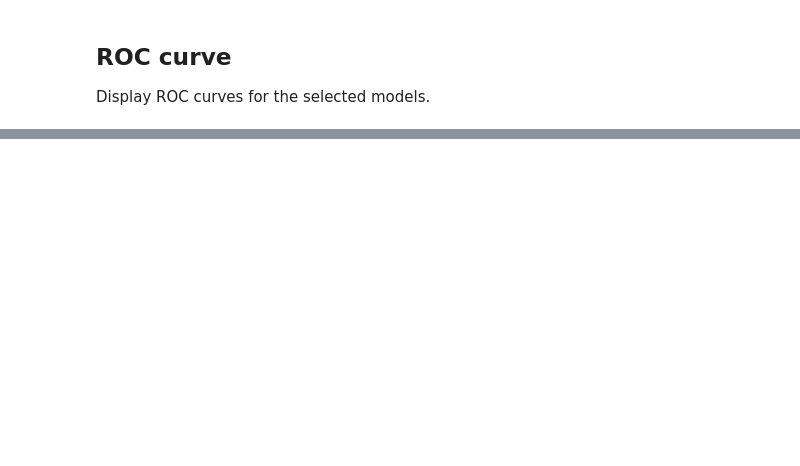
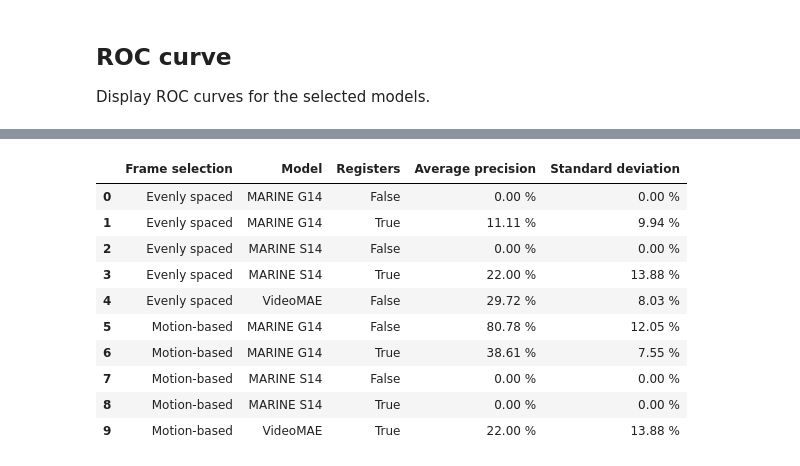
Before and after one commit to ZsofiaK/masterthesis, a Jupyter notebook: Implementation/Pipeline/Results.ipynb, the cells around one changed output, grey strips where cells are left out. Cells and saved outputs as stored; diff of their text form; code cells hidden in the pictures; blank space fills up the shorter version.

```diff
--- a/Implementation/Pipeline/Results.ipynb
+++ b/Implementation/Pipeline/Results.ipynb
@@ -211,0 +487,15 @@ for dataset in roc_datasets:
+# %%
+# Show the AD results table.
+results_df
+# %% [output]
+|  | Frame selection | Model | Registers | Average precision | Standard deviation |
+| 0 | Evenly spaced | MARINE G14 | False | 0.00 % | 0.00 % |
+| 1 | Evenly spaced | MARINE G14 | True | 11.11 % | 9.94 % |
+| 2 | Evenly spaced | MARINE S14 | False | 0.00 % | 0.00 % |
+| 3 | Evenly spaced | MARINE S14 | True | 22.00 % | 13.88 % |
+| 4 | Evenly spaced | VideoMAE | False | 29.72 % | 8.03 % |
+| 5 | Motion-based | MARINE G14 | False | 80.78 % | 12.05 % |
+| 6 | Motion-based | MARINE G14 | True | 38.61 % | 7.55 % |
+| 7 | Motion-based | MARINE S14 | False | 0.00 % | 0.00 % |
+| 8 | Motion-based | MARINE S14 | True | 0.00 % | 0.00 % |
+| 9 | Motion-based | VideoMAE | True | 22.00 % | 13.88 % |
```
Also changed, not shown: parts of 15 cells of this notebook.
